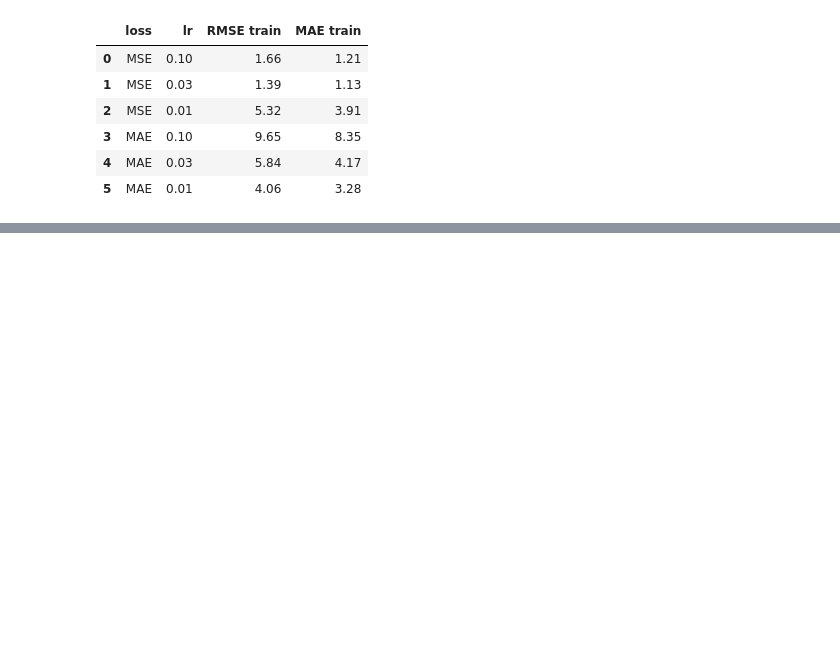
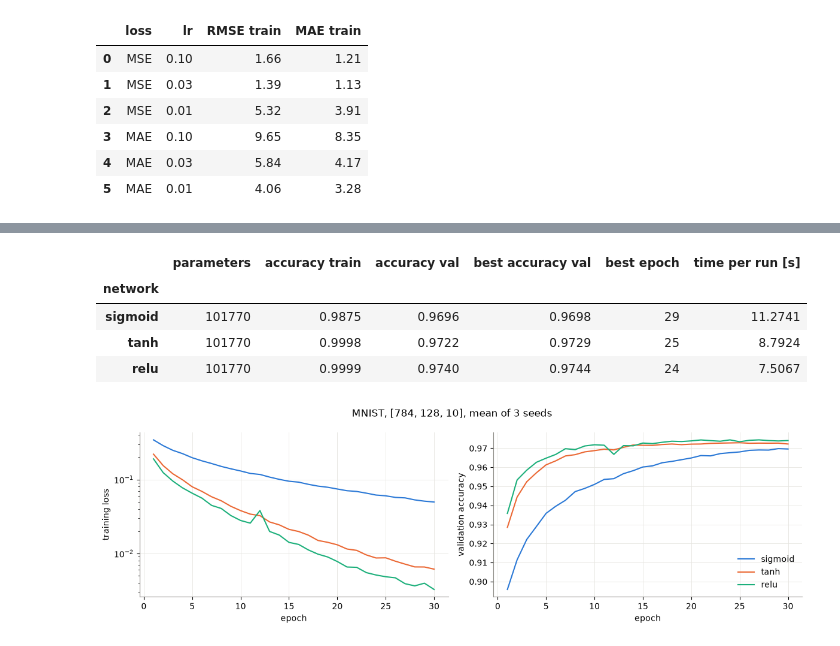
Before and after one commit to YouRekt/NeuralNetworks, a Jupyter notebook: Projekt1.ipynb, the cells around one changed output, grey strips where cells are left out. Saved outputs shown, nothing was run; the diff lists cells and outputs as text; code cells hidden in the pictures; blank space fills up the shorter version.

```diff
--- a/Projekt1.ipynb
+++ b/Projekt1.ipynb
@@ -603,0 +677,52 @@ display(lr_table.round(2))
+# %%
+EPOCHS_SEARCH = 30
+
+
+def n_params(hidden):
+    sizes = [784, *hidden, 10]
+    return sum((n_in + 1) * n_out for n_in, n_out in zip(sizes, sizes[1:]))
+
+
+def run_mnist(configs):
+    rows, curves = [], {}
+    for name, (hidden, activation) in configs.items():
+        histories, times = [], []
+        for seed in SEEDS:
+            start = time.time()
+            histories.append(train_mnist(hidden, activation, seed=seed, epochs=EPOCHS_SEARCH)[1])
+            times.append(time.time() - start)
+        curve = {key: np.mean([h[key] for h in histories], axis=0) for key in histories[0]}
+        best = int(curve["accuracy val"].argmax())
+        rows.append({"network": name, "parameters": n_params(hidden),
+                     "accuracy train": curve["accuracy train"][-1], "accuracy val": curve["accuracy val"][-1],
+                     "best accuracy val": curve["accuracy val"][best], "best epoch": best + 1,
+                     "time per run [s]": np.mean(times)})
+        curves[name] = curve
+    return pd.DataFrame(rows).set_index("network"), curves
+
+
+def plot_mnist_curves(curves, colors, title):
+    epochs = np.arange(1, EPOCHS_SEARCH + 1)
+    fig, axes = plt.subplots(1, 2, figsize=(12, 3.8))
+    for name, curve in curves.items():
+        plot_loss(axes[0], curve, label=name, color=colors[name])
+        axes[1].plot(epochs, curve["accuracy val"], c=colors[name], label=name)
+    axes[1].set_xlabel("epoch")
+    axes[1].set_ylabel("validation accuracy")
+    axes[1].legend()
+    fig.suptitle(title)
+    fig.tight_layout()
+    return fig
+# %%
+act_table, act_curves = run_mnist({name: ([128], activation) for name, activation in ACTIVATIONS.items()})
+act_table.to_csv("results/mnist_activation.csv")
+display(act_table.round(4))
+plot_mnist_curves(act_curves, ACT_COLORS, "MNIST, [784, 128, 10], mean of 3 seeds").savefig("figures/mnist_activation.png")
+plt.show()
+# %% [output]
+|  | parameters | accuracy train | accuracy val | best accuracy val | best epoch | time per run [s] |
+| network |  |  |  |  |  |  |
+| sigmoid | 101770 | 0.9875 | 0.9696 | 0.9698 | 29 | 11.2741 |
+| tanh | 101770 | 0.9998 | 0.9722 | 0.9729 | 25 | 8.7924 |
+| relu | 101770 | 0.9999 | 0.9740 | 0.9744 | 24 | 7.5067 |
+[figure, added]
```
Also changed, not shown: parts of 13 cells of this notebook, 2 other files.
